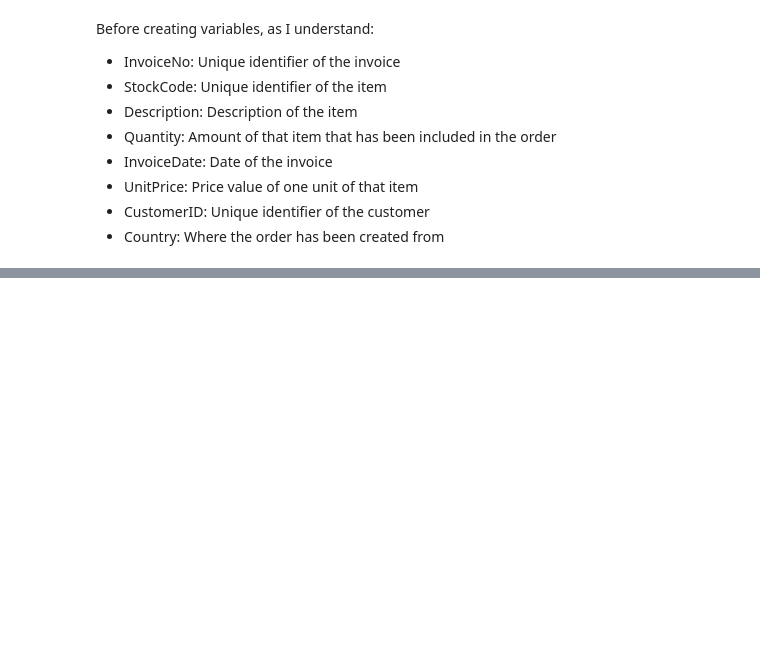
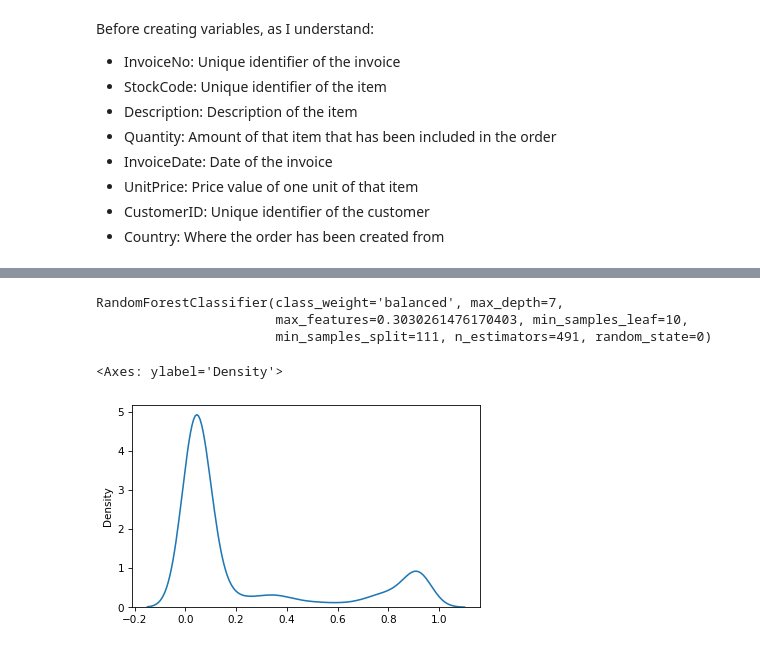
Before and after one commit to YigitAsik/ecom-data, a Jupyter notebook: order-cancellation_preds.ipynb, the cells around one changed output, grey strips where cells are left out. Cells and saved outputs as stored; diff of their text form; code cells hidden in the pictures; blank space fills up the shorter version.

```diff
--- a/order-cancellation_preds.ipynb
+++ b/order-cancellation_preds.ipynb
@@ -503,0 +553,29 @@ new_df.head()
+# %%
+rf_fin = RandomForestClassifier(
+    class_weight='balanced',
+    bootstrap=True,
+    max_depth=7,
+    max_features=0.3030261476170403,
+    min_samples_leaf=10,
+    min_samples_split=111,
+    n_estimators=491,
+    random_state=0)
+# %%
+te = TargetEncoder(cols=['Country']).fit(X_train, y_train)
+# %%
+X_train_2 = te.fit_transform(X_train, y_train)
+X_test_2 = te.transform(X_test)
+
+rf_fin.fit(X_train_2, y_train)
+# %% [output]
+RandomForestClassifier(class_weight='balanced', max_depth=7,
+                       max_features=0.3030261476170403, min_samples_leaf=10,
+                       min_samples_split=111, n_estimators=491, random_state=0)
+# %%
+y_pred = rf_fin.predict(X_test_2)
+y_pred_probas = rf_fin.predict_proba(X_test_2)[:, 1]
+# %%
+sns.kdeplot(y_pred_probas)
+# %% [output]
+<Axes: ylabel='Density'>
+[figure, added]
```
Also changed, not shown: parts of 72 cells of this notebook.
